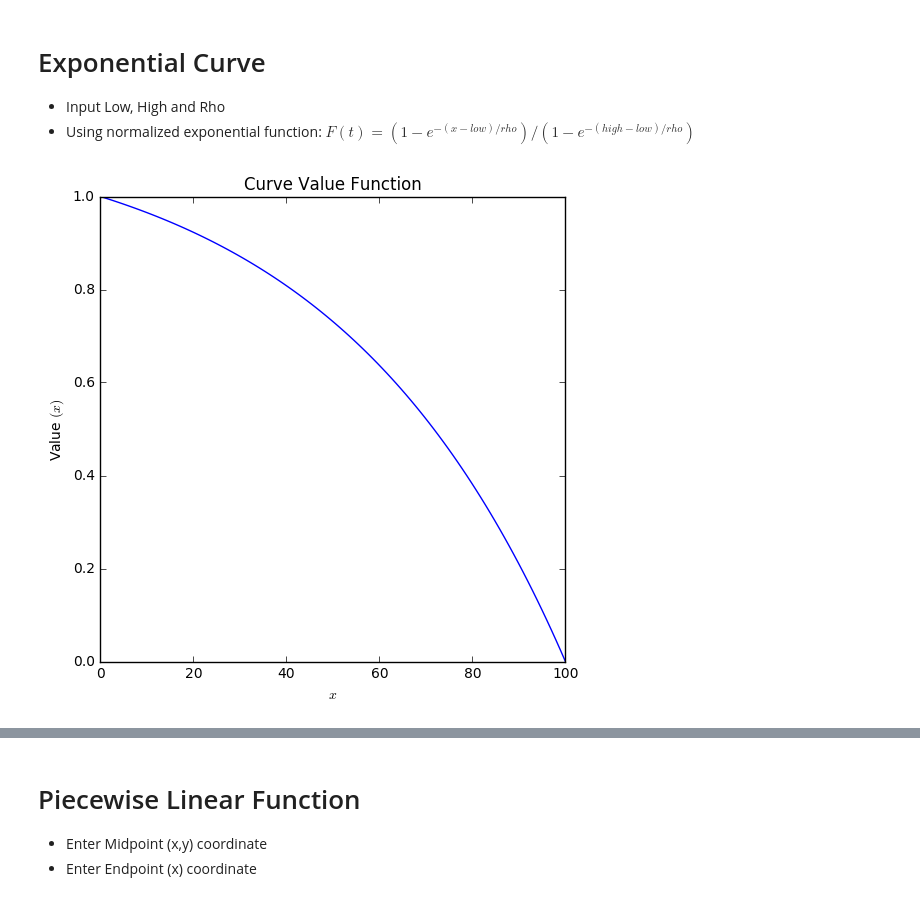
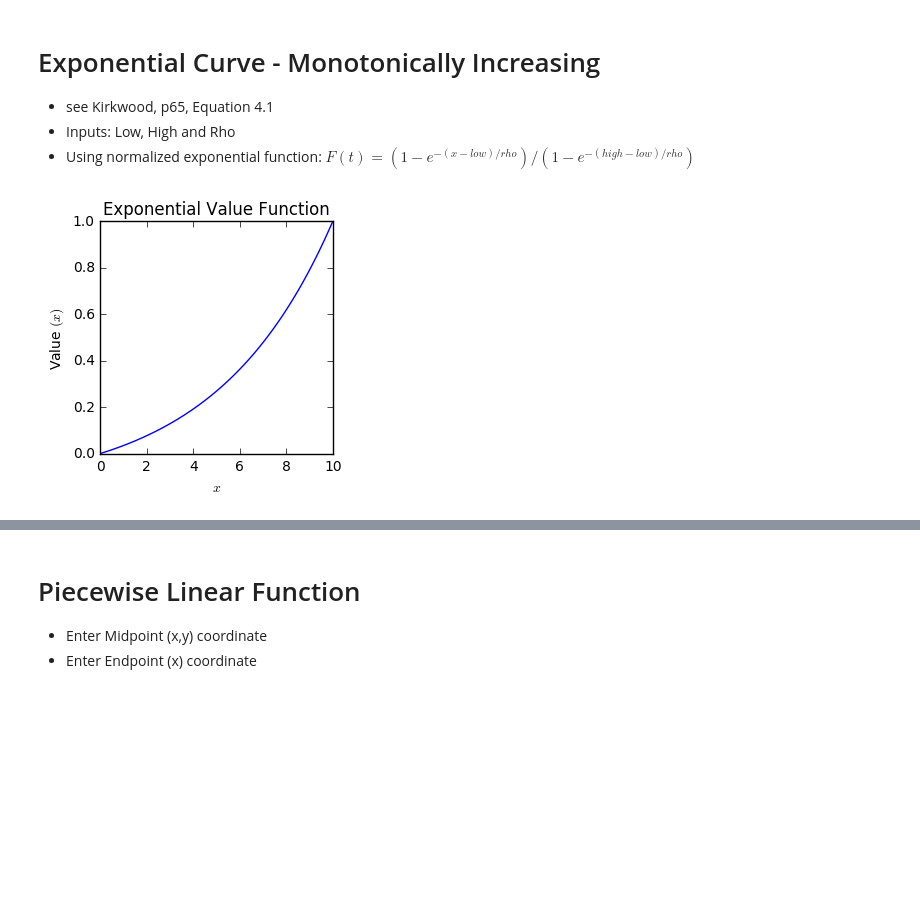
Before and after one commit to dmryer/Python, a Jupyter notebook: Value Functions.ipynb, the cells around one changed output, grey strips where cells are left out. Drawn from its saved outputs; the diff is of its cells as text; code cells hidden in the pictures; blank space fills up the shorter version.

```diff
--- a/Value Functions.ipynb
+++ b/Value Functions.ipynb
@@ -50,32 +4,35 @@ plt.show()
 # %% [markdown]
-# Exponential Curve
-- Input Low, High and Rho
-- Using normalized exponential function:  $F(t)=(1-e^{-(x-low)/rho})/(1-e^{-(high-low)/rho})$
+# Exponential Curve - Monotonically Increasing
+- see Kirkwood, p65, Equation 4.1
+- Inputs: Low, High and Rho
+- Using normalized exponential function:
+$F(t)=(1-e^{-(x-low)/rho})/(1-e^{-(high-low)/rho})$
 # %%
 # Plot Exponential Function
 import numpy as np
 import matplotlib.pyplot as plt
 %matplotlib inline
 
 ####################
 # Input Values Here:
-low = 100.0                        # important to keep input a float
-high = 0.0                     # important to keep input a float
-rho = -50
-# Simply switch value inputs for low and high for the inverse function
+low = 0                        # important to keep input a float
+high = 10                     # important to keep input a float
+rho = -5
+# realistic values of rho will generally have a magnitude greater than one tenth of the range
+# if the magnitude of rho is greater than 10 times the range than the function is almost a straight line
 ###################
 increment = 100
 
 # Define the Exponential Function
 x = np.linspace(low, high, increment)
 y = (1 - np.exp(-(x - low)/rho))/(1 - np.exp(-(high - low)/rho))
 
 # Plot curve
-plt.figure(figsize=(6,6))
+plt.figure(figsize=(3,3))
 plt.plot(x, y,'b-')
-plt.title('Curve Value Function')
+plt.title('Exponential Value Function')
 plt.xlabel('$x$')
 plt.ylabel('Value $(x)$')
 plt.show()
 # %% [output]
-[figure, old version]
+[figure, new version]
```
Also changed, not shown: parts of 9 cells of this notebook.
